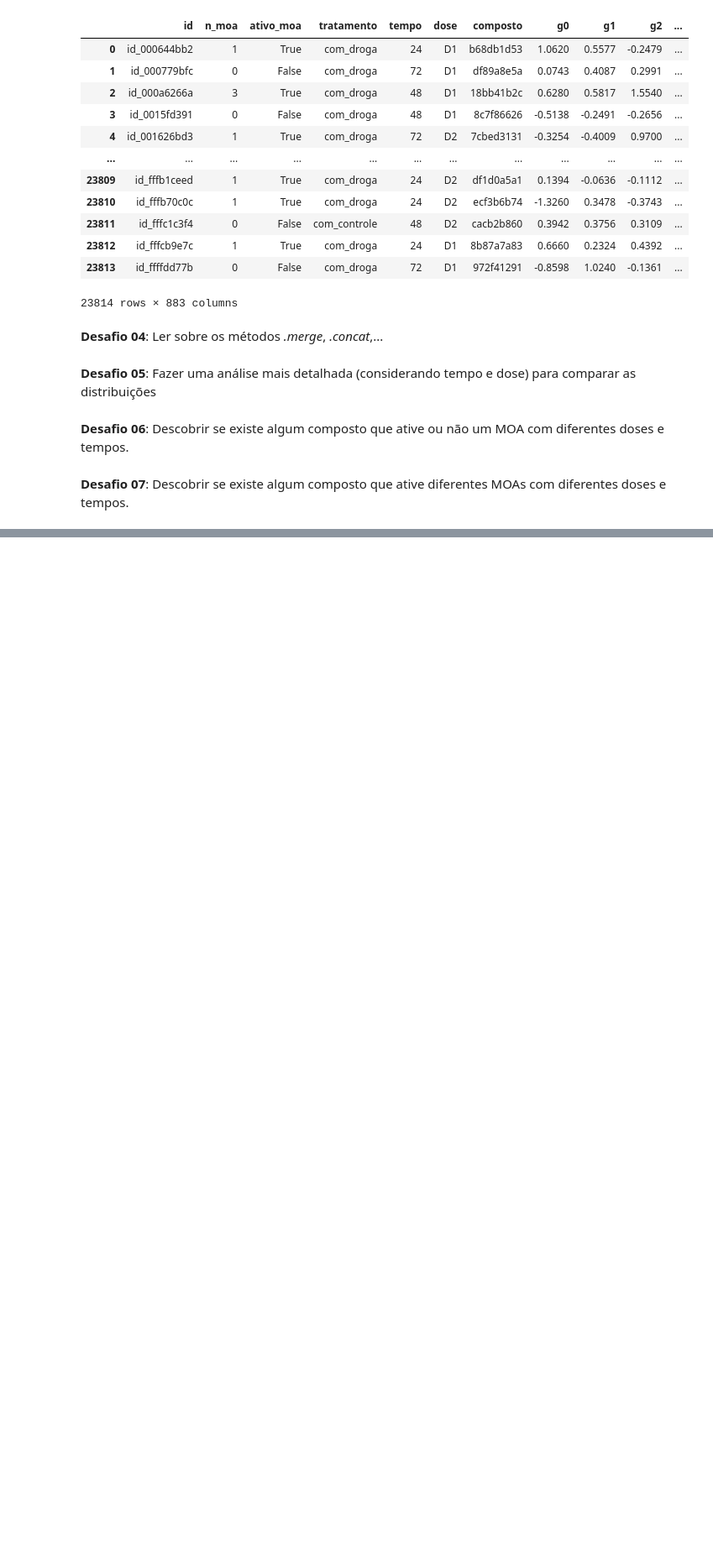
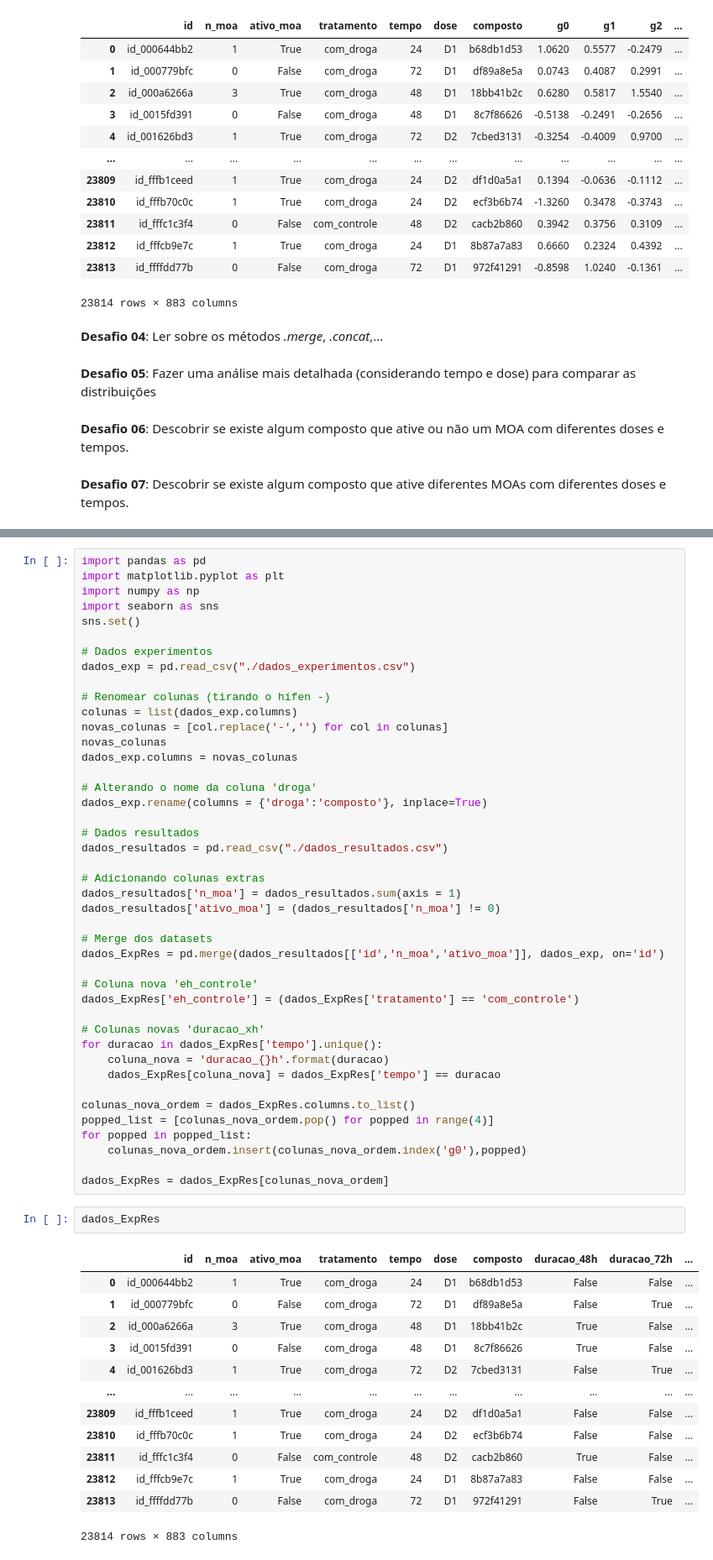
Before and after one commit to Francisco-1307/Alura-ImersaoDados2021, a Jupyter notebook: Notebook_Imersão2021.ipynb, the cells around one changed output, grey strips where cells are left out. Shown at 84% size. Saved outputs shown, nothing was run; the diff lists cells and outputs as text; blank space fills up the shorter version.

```diff
--- a/Notebook_Imersão2021.ipynb
+++ b/Notebook_Imersão2021.ipynb
@@ -1072,0 +1075,59 @@ dados_ExpRes
+# %%
+import pandas as pd
+import matplotlib.pyplot as plt
+import numpy as np
+import seaborn as sns
+sns.set()
+
+# Dados experimentos
+dados_exp = pd.read_csv("./dados_experimentos.csv")
+
+# Renomear colunas (tirando o hífen -)
+colunas = list(dados_exp.columns)
+novas_colunas = [col.replace('-','') for col in colunas]
+novas_colunas
+dados_exp.columns = novas_colunas
+
+# Alterando o nome da coluna 'droga'
+dados_exp.rename(columns = {'droga':'composto'}, inplace=True)
+
+# Dados resultados
+dados_resultados = pd.read_csv("./dados_resultados.csv")
+
+# Adicionando colunas extras
+dados_resultados['n_moa'] = dados_resultados.sum(axis = 1)
+dados_resultados['ativo_moa'] = (dados_resultados['n_moa'] != 0)
+
+# Merge dos datasets
+dados_ExpRes = pd.merge(dados_resultados[['id','n_moa','ativo_moa']], dados_exp, on='id')
+
+# Coluna nova 'eh_controle'
+dados_ExpRes['eh_controle'] = (dados_ExpRes['tratamento'] == 'com_controle')
+
+# Colunas novas 'duracao_xh'
+for duracao in dados_ExpRes['tempo'].unique():
+    coluna_nova = 'duracao_{}h'.format(duracao)
+    dados_ExpRes[coluna_nova] = dados_ExpRes['tempo'] == duracao
+
+colunas_nova_ordem = dados_ExpRes.columns.to_list()
+popped_list = [colunas_nova_ordem.pop() for popped in range(4)]
+for popped in popped_list:
+    colunas_nova_ordem.insert(colunas_nova_ordem.index('g0'),popped)
+
+dados_ExpRes = dados_ExpRes[colunas_nova_ordem]
+# %%
+dados_ExpRes
+# %% [output]
+|  | id | n_moa | ativo_moa | tratamento | tempo | dose | composto | duracao_48h | duracao_72h | ... |
+| 0 | id_000644bb2 | 1 | True | com_droga | 24 | D1 | b68db1d53 | False | False | ... |
+| 1 | id_000779bfc | 0 | False | com_droga | 72 | D1 | df89a8e5a | False | True | ... |
+| 2 | id_000a6266a | 3 | True | com_droga | 48 | D1 | 18bb41b2c | True | False | ... |
+| 3 | id_0015fd391 | 0 | False | com_droga | 48 | D1 | 8c7f86626 | True | False | ... |
+| 4 | id_001626bd3 | 1 | True | com_droga | 72 | D2 | 7cbed3131 | False | True | ... |
+| ... | ... | ... | ... | ... | ... | ... | ... | ... | ... | ... |
+| 23809 | id_fffb1ceed | 1 | True | com_droga | 24 | D2 | df1d0a5a1 | False | False | ... |
+| 23810 | id_fffb70c0c | 1 | True | com_droga | 24 | D2 | ecf3b6b74 | False | False | ... |
+| 23811 | id_fffc1c3f4 | 0 | False | com_controle | 48 | D2 | cacb2b860 | True | False | ... |
+| 23812 | id_fffcb9e7c | 1 | True | com_droga | 24 | D1 | 8b87a7a83 | False | False | ... |
+| 23813 | id_ffffdd77b | 0 | False | com_droga | 72 | D1 | 972f41291 | False | True | ... |
+23814 rows × 883 columns
```
Also changed, not shown: parts of 20 cells of this notebook.
